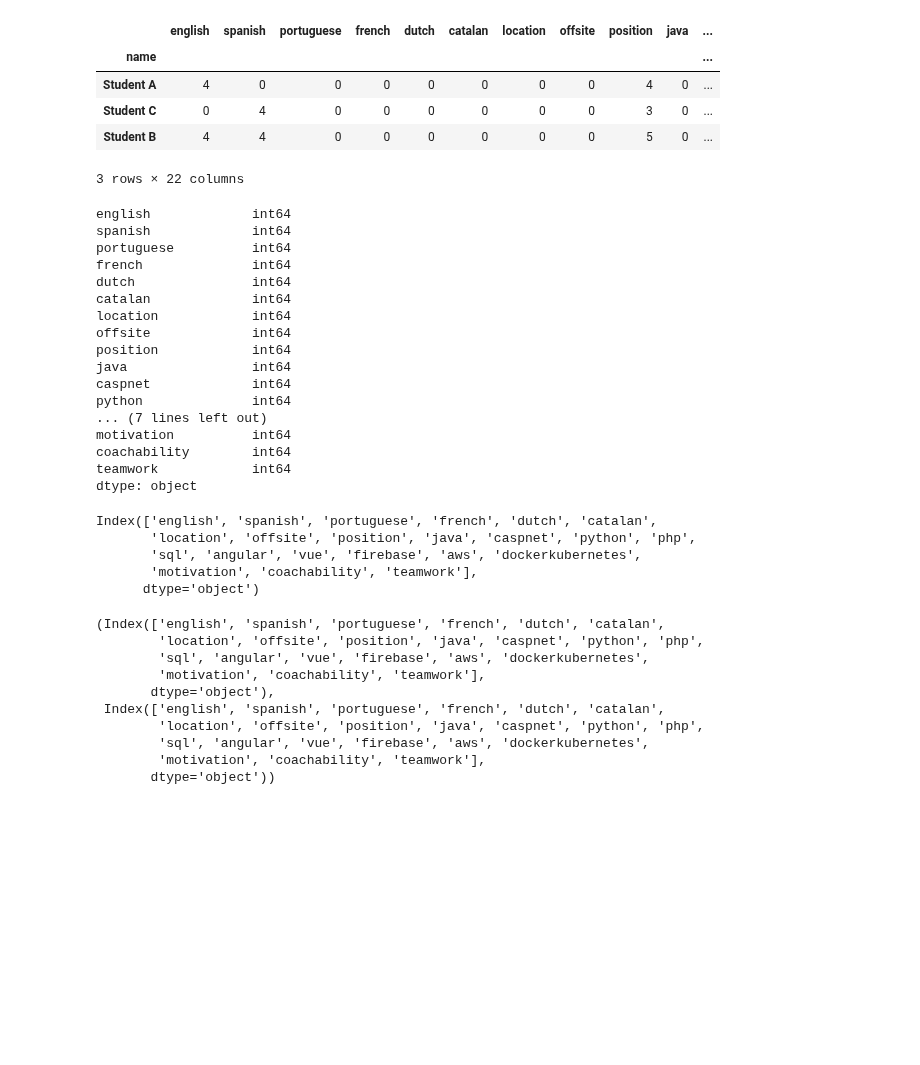
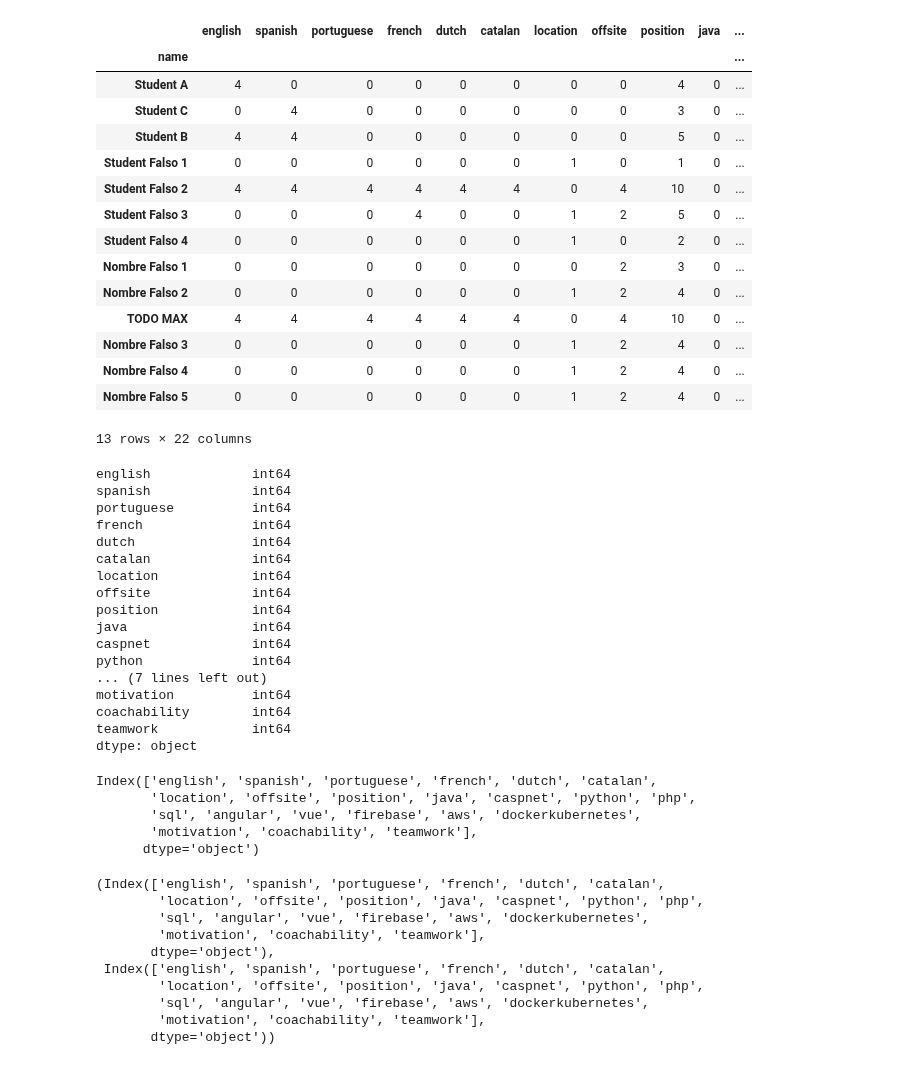
Before and after one commit to albertogcmr/hiring-week-IH-tinder-matching, a Jupyter notebook: matching.ipynb, the cells around one changed output. Drawn from its saved outputs; the diff is of its cells as text; code cells hidden in the pictures; blank space fills up the shorter version.

```diff
--- a/matching.ipynb
+++ b/matching.ipynb
@@ -170,35 +175,45 @@ DIC_STUDENTS = {
     'In you role, how would you prefer to allocate your time between working on backend and working on frontend?': 'position',
     'Aside from the ones covered in our curriculum (MERN Stack), do you have additional specific hard-skills? [Java]': 'java',
     'Aside from the ones covered in our curriculum (MERN Stack), do you have additional specific hard-skills? [C# / ASP.net]': 'caspnet',
     'Aside from the ones covered in our curriculum (MERN Stack), do you have additional specific hard-skills? [Python]': 'python',
     'Aside from the ones covered in our curriculum (MERN Stack), do you have additional specific hard-skills? [PHP]': 'php',
     'Aside from the ones covered in our curriculum (MERN Stack), do you have additional specific hard-skills? [SQL]': 'sql',
     'Aside from the ones covered in our curriculum (MERN Stack), do you have additional specific hard-skills? [Angular (Typescript generation)]': 'angular',
     'Aside from the ones covered in our curriculum (MERN Stack), do you have additional specific hard-skills? [VueJS]': 'vue',
     'Aside from the ones covered in our curriculum (MERN Stack), do you have additional specific hard-skills? [Firebase]': 'firebase',
     'Aside from the ones covered in our curriculum (MERN Stack), do you have additional specific hard-skills? [AWS]': 'aws',
     'Aside from the ones covered in our curriculum (MERN Stack), do you have additional specific hard-skills? [Docker / Kubernetes]': 'dockerkubernetes',
     'Aside from the ones covered in our curriculum (MERN Stack), do you have additional specific hard-skills? [Design Tools (Photoshop, Illustrator...)]': 'todrop', # esta es nueva
     "From this list of soft skills, please rank in order the ones you consider you're stronger at [Motivation and ability to overcome problems: I am passionate, have a can-do attitude and proactively look for solutions to every problem.]": 'motivation',
     "From this list of soft skills, please rank in order the ones you consider you're stronger at [Coachability: I am receptive and actively listen and act on the feedback I receive]": 'coachability',
     "From this list of soft skills, please rank in order the ones you consider you're stronger at [Teamwork: I'm able to receive and provide value in a team environment]\r": 'teamwork' # El \r del final es para que sirva de terminador
     }
 
 students_enc = translate_csv(path=STUDENTS_ENCUESTAS_CSV, dic=DIC_STUDENTS)
 students_enc.drop(columns=['todrop'], axis=1, inplace=True)
-display(students_enc.head())
+display(students_enc.head(15))
 display(students_enc.dtypes)
 STUDENTS_CLEAN_CSV = './encuestas/students.csv'
 students_enc.to_csv(STUDENTS_CLEAN_CSV, index=True)
 
 students_enc.columns
 # %% [output]
 |  | english | spanish | portuguese | french | dutch | catalan | location | offsite | position | java | ... |
 | name |  |  |  |  |  |  |  |  |  |  | ... |
 | Student A | 4 | 0 | 0 | 0 | 0 | 0 | 0 | 0 | 4 | 0 | ... |
 | Student C | 0 | 4 | 0 | 0 | 0 | 0 | 0 | 0 | 3 | 0 | ... |
 | Student B | 4 | 4 | 0 | 0 | 0 | 0 | 0 | 0 | 5 | 0 | ... |
+| Student Falso 1 | 0 | 0 | 0 | 0 | 0 | 0 | 1 | 0 | 1 | 0 | ... |
+| Student Falso 2 | 4 | 4 | 4 | 4 | 4 | 4 | 0 | 4 | 10 | 0 | ... |
+| Student Falso 3 | 0 | 0 | 0 | 4 | 0 | 0 | 1 | 2 | 5 | 0 | ... |
+| Student Falso 4 | 0 | 0 | 0 | 0 | 0 | 0 | 1 | 0 | 2 | 0 | ... |
+| Nombre Falso 1 | 0 | 0 | 0 | 0 | 0 | 0 | 0 | 2 | 3 | 0 | ... |
+| Nombre Falso 2 | 0 | 0 | 0 | 0 | 0 | 0 | 1 | 2 | 4 | 0 | ... |
+| TODO MAX | 4 | 4 | 4 | 4 | 4 | 4 | 0 | 4 | 10 | 0 | ... |
+| Nombre Falso 3 | 0 | 0 | 0 | 0 | 0 | 0 | 1 | 2 | 4 | 0 | ... |
+| Nombre Falso 4 | 0 | 0 | 0 | 0 | 0 | 0 | 1 | 2 | 4 | 0 | ... |
+| Nombre Falso 5 | 0 | 0 | 0 | 0 | 0 | 0 | 1 | 2 | 4 | 0 | ... |
-3 rows × 22 columns
+13 rows × 22 columns
 english             int64
 spanish             int64
 portuguese          int64
```
Also changed, not shown: parts of 14 cells of this notebook, 5 other files.
